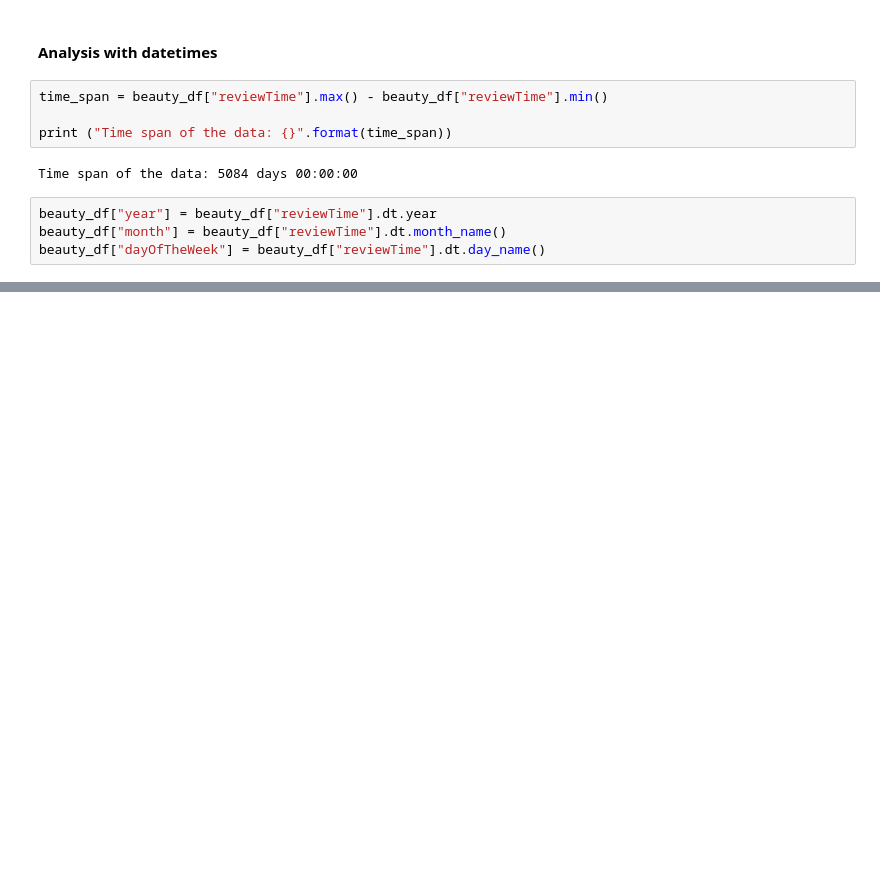
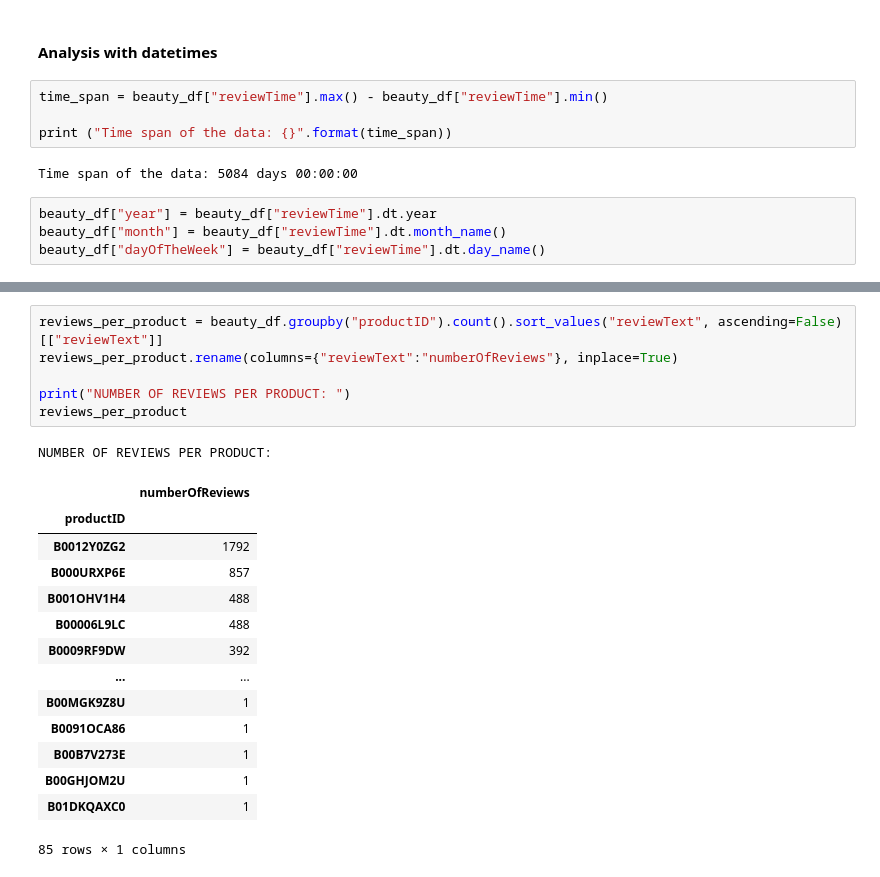
Before and after one commit to ahmadbashorun/AI6-amazon-reviews-EDA-project, a Jupyter notebook: Beauty_cleaning.ipynb, the cells around one changed output, grey strips where cells are left out. Cells and saved outputs as stored; diff of their text form; blank space fills up the shorter version.

```diff
--- a/Beauty_cleaning.ipynb
+++ b/Beauty_cleaning.ipynb
@@ -217,0 +225,22 @@ MONTHLY BREAKDOWN FOR AVERAGE RATINGS PER YEAR:
+# %%
+reviews_per_product = beauty_df.groupby("productID").count().sort_values("reviewText", ascending=False)[["reviewText"]]
+reviews_per_product.rename(columns={"reviewText":"numberOfReviews"}, inplace=True)
+
+print("NUMBER OF REVIEWS PER PRODUCT: ")
+reviews_per_product
+# %% [output]
+NUMBER OF REVIEWS PER PRODUCT:
+|  | numberOfReviews |
+| productID |  |
+| B0012Y0ZG2 | 1792 |
+| B000URXP6E | 857 |
+| B001OHV1H4 | 488 |
+| B00006L9LC | 488 |
+| B0009RF9DW | 392 |
+| ... | ... |
+| B00MGK9Z8U | 1 |
+| B0091OCA86 | 1 |
+| B00B7V273E | 1 |
+| B00GHJOM2U | 1 |
+| B01DKQAXC0 | 1 |
+85 rows × 1 columns
```
Also changed, not shown: parts of 9 cells of this notebook.
